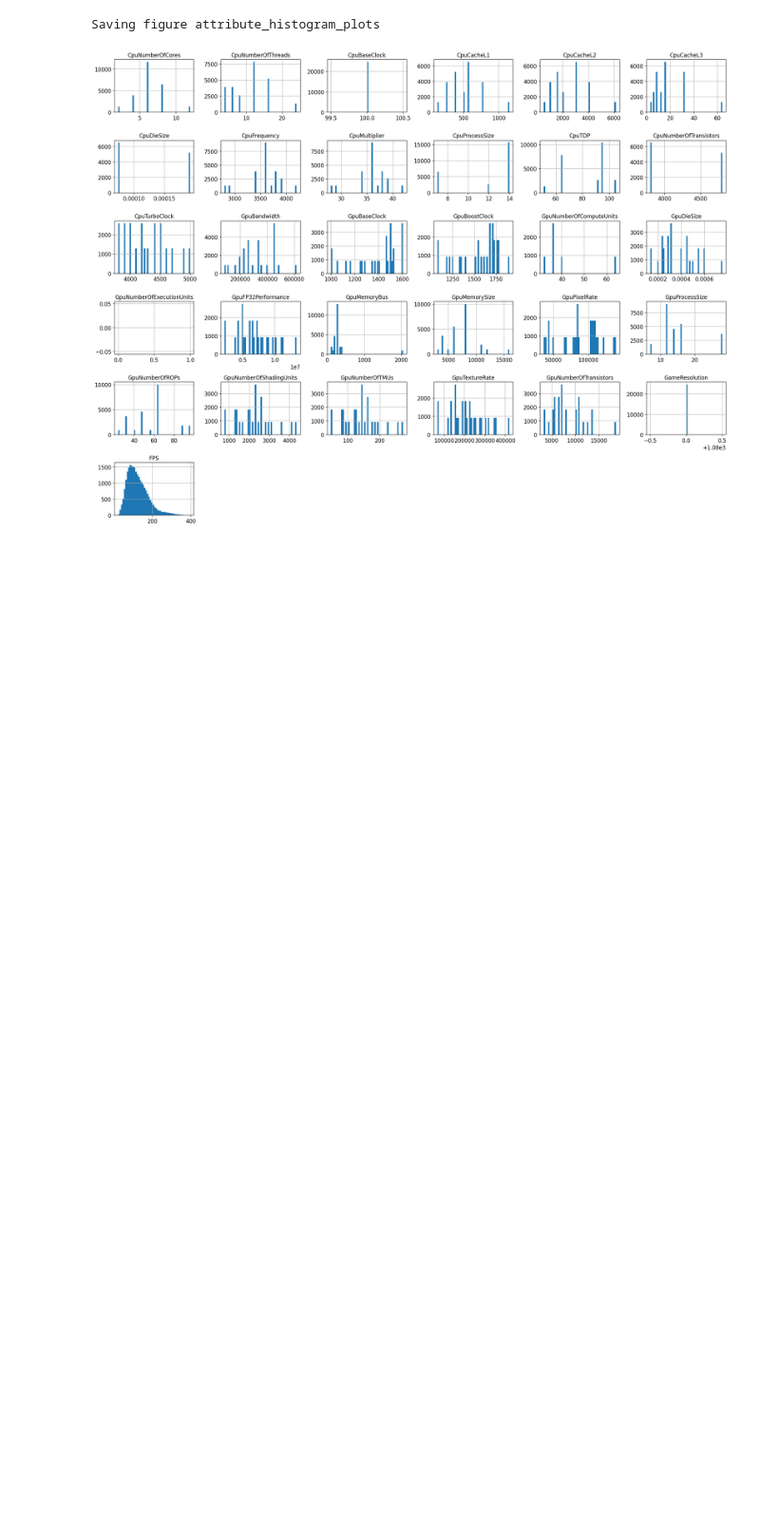
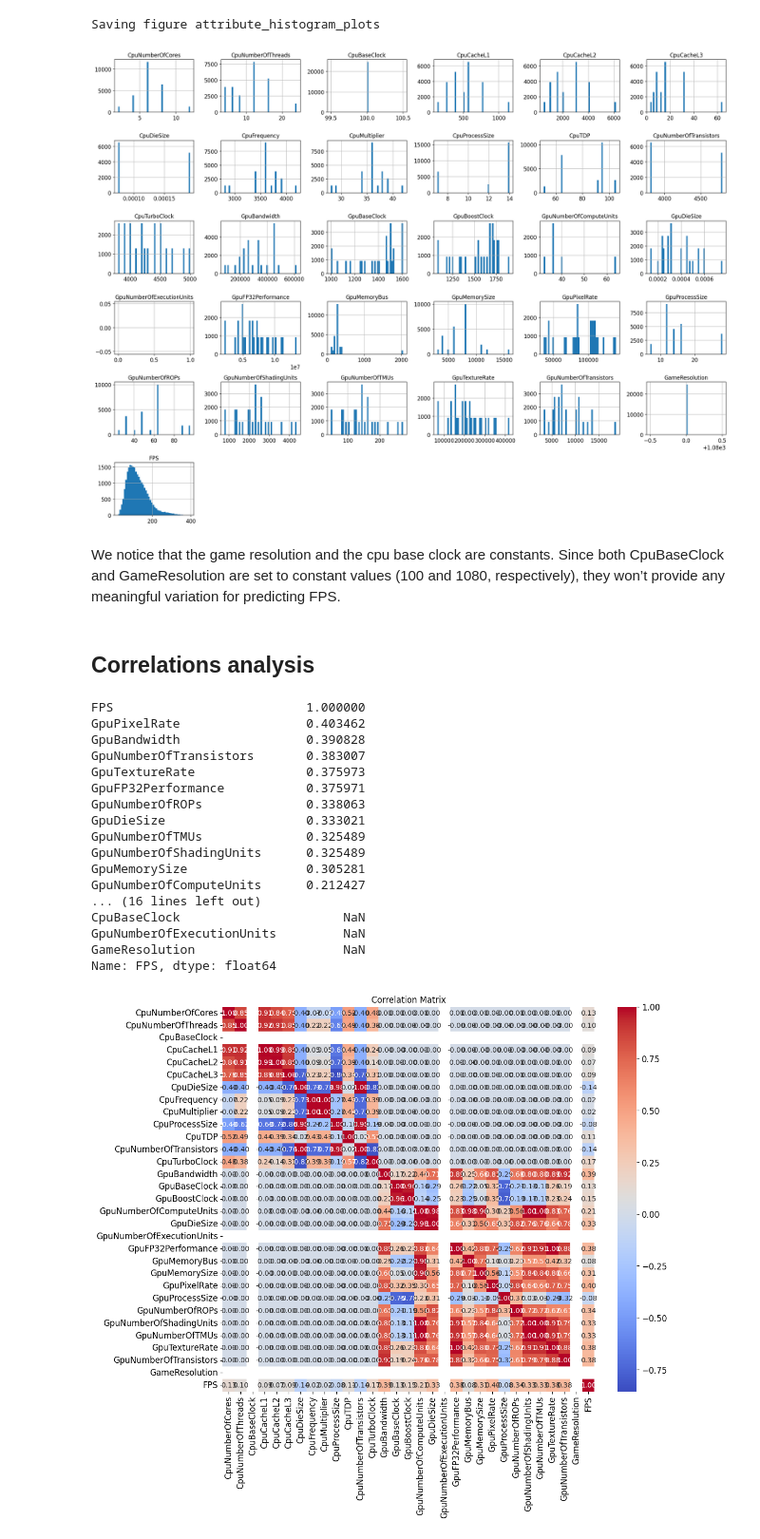
Before and after one commit to SarahBlevin/AAA_Project_Internet_addicts, a Jupyter notebook: AAA_InternetAddicts.ipynb, the cells around one changed output. Shown at 95% size. Cells and saved outputs as stored; diff of their text form; code cells hidden in the pictures; blank space fills up the shorter version.

Commit message:
completing data exploration analysis

```diff
--- a/AAA_InternetAddicts.ipynb
+++ b/AAA_InternetAddicts.ipynb
@@ -153,3 +172,38 @@ plt.show()
 # %% [output]
 Saving figure attribute_histogram_plots
 [figure]
+# %% [markdown]
+We notice that the game resolution and the cpu base clock are constants.
+Since both CpuBaseClock and GameResolution are set to constant values (100 and 1080, respectively), they won’t provide any meaningful variation for predicting FPS.
+# %% [markdown]
+## Correlations analysis
+# %%
+numerical_features = fps_benchmark_data.select_dtypes(include=['number'])
+
+corr_matrix = numerical_features.corr()
+sorted_corr_matrix = corr_matrix["FPS"].sort_values(ascending=False)
+print(sorted_corr_matrix)
+
+plt.figure(figsize=(12, 10))
+sns.heatmap(corr_matrix, annot=True, cmap='coolwarm', fmt=".2f")
+plt.title('Correlation Matrix')
+plt.show()
+# %% [output]
+FPS                          1.000000
+GpuPixelRate                 0.403462
+GpuBandwidth                 0.390828
+GpuNumberOfTransistors       0.383007
+GpuTextureRate               0.375973
+GpuFP32Performance           0.375971
+GpuNumberOfROPs              0.338063
+GpuDieSize                   0.333021
+GpuNumberOfTMUs              0.325489
+GpuNumberOfShadingUnits      0.325489
+GpuMemorySize                0.305281
+GpuNumberOfComputeUnits      0.212427
+... (16 lines left out)
+CpuBaseClock                      NaN
+GpuNumberOfExecutionUnits         NaN
+GameResolution                    NaN
+Name: FPS, dtype: float64
+[figure, added]
```
Also changed, not shown: parts of 30 cells of this notebook.
